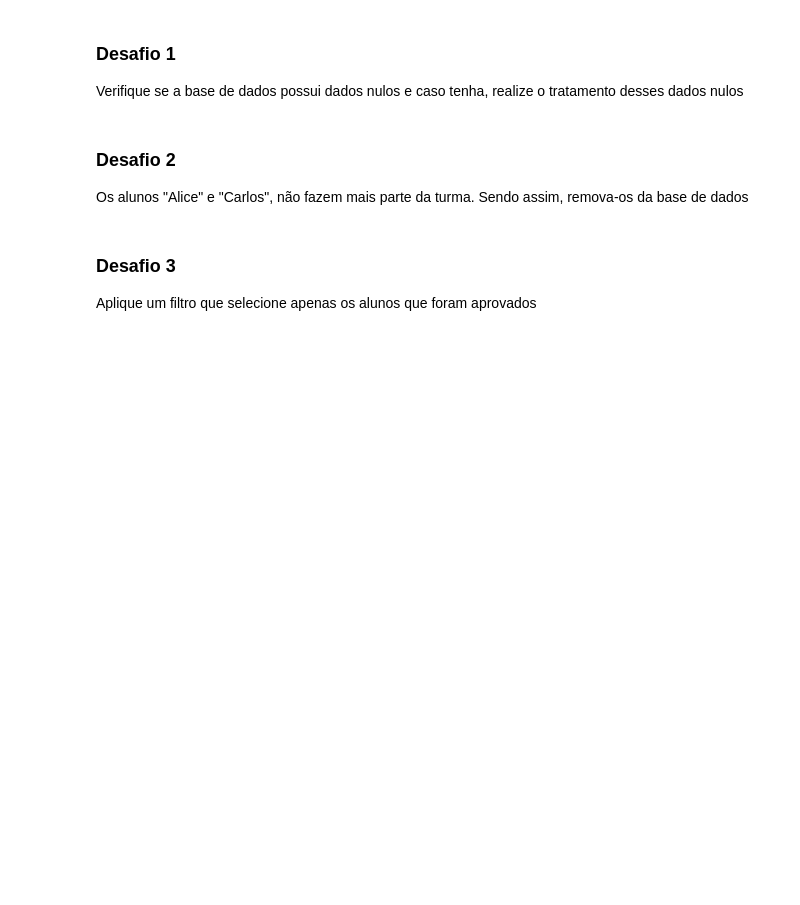
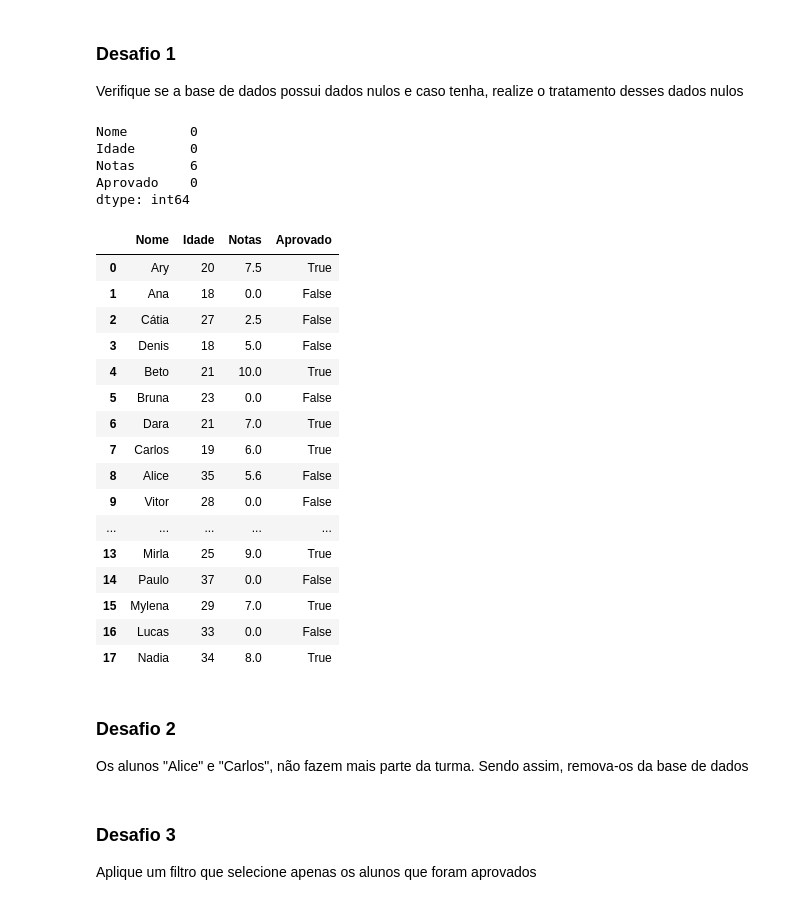
Before and after one commit to alyssonhyago/Cursos_Alura, a Jupyter notebook: Python_Data_Science/Pandas/desafios.ipynb, the cells around one changed output. Drawn from its saved outputs; the diff is of its cells as text; code cells hidden in the pictures; blank space fills up the shorter version.

```diff
--- a/Python_Data_Science/Pandas/desafios.ipynb
+++ b/Python_Data_Science/Pandas/desafios.ipynb
@@ -239,0 +253,6 @@ Importe novamente o arquivo [**alunos.csv**](https://raw.githubusercontent.com/a
+# %%
+# Importando novamente os dados
+url =  'https://raw.githubusercontent.com/alura-cursos/pandas-conhecendo-a-biblioteca/main/desafios/alunos.csv'
+
+df_alunos = pd.read_csv(url)
+df_alunos.head()
@@ -240,6 +266,35 @@ Importe novamente o arquivo [**alunos.csv**](https://raw.githubusercontent.com/a
 # %% [markdown]
 ### Desafio 1
 Verifique se a base de dados possui dados nulos e caso tenha, realize o tratamento desses dados nulos
+# %%
+df_alunos.isnull().sum()
+# %% [output]
+Nome        0
+Idade       0
+Notas       6
+Aprovado    0
+dtype: int64
+# %%
+df_alunos = df_alunos.fillna(0)
+df_alunos
+# %% [output]
+|  | Nome | Idade | Notas | Aprovado |
+| 0 | Ary | 20 | 7.5 | True |
+| 1 | Ana | 18 | 0.0 | False |
+| 2 | Cátia | 27 | 2.5 | False |
+| 3 | Denis | 18 | 5.0 | False |
+| 4 | Beto | 21 | 10.0 | True |
+| 5 | Bruna | 23 | 0.0 | False |
+| 6 | Dara | 21 | 7.0 | True |
+| 7 | Carlos | 19 | 6.0 | True |
+| 8 | Alice | 35 | 5.6 | False |
+| 9 | Vitor | 28 | 0.0 | False |
+| ... | ... | ... | ... | ... |
+| 13 | Mirla | 25 | 9.0 | True |
+| 14 | Paulo | 37 | 0.0 | False |
+| 15 | Mylena | 29 | 7.0 | True |
+| 16 | Lucas | 33 | 0.0 | False |
+| 17 | Nadia | 34 | 8.0 | True |
 # %% [markdown]
 ### Desafio 2
 Os alunos "Alice" e "Carlos", não fazem mais parte da turma. Sendo assim, remova-os da base de dados
```
Also changed, not shown: parts of 18 cells of this notebook, 4 other files.
